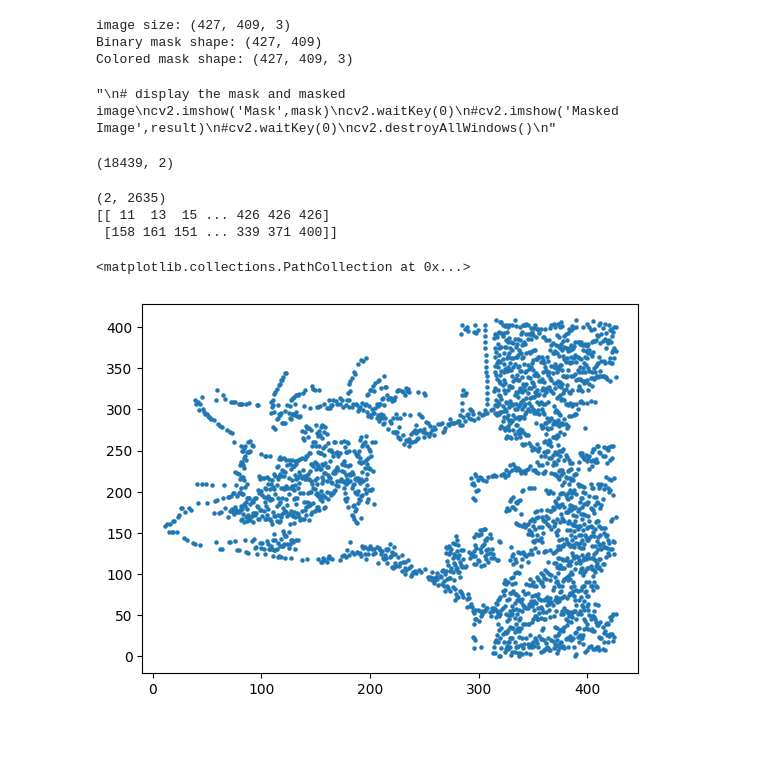
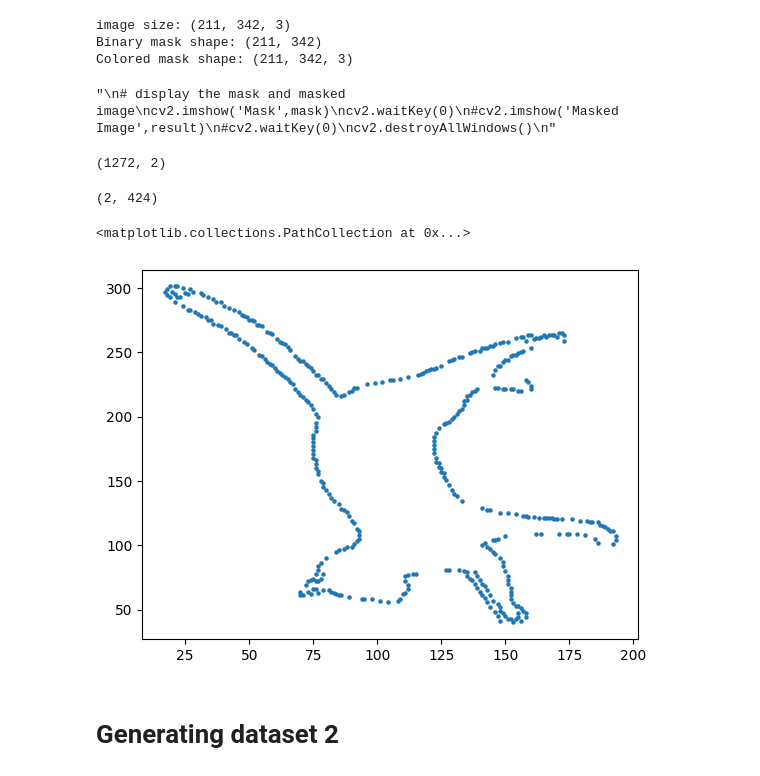
Before and after one commit to csjiet/KNN-teaching, a Jupyter notebook: create_dataset.ipynb, the cells around one changed output. Drawn from its saved outputs; the diff is of its cells as text; code cells hidden in the pictures; blank space fills up the shorter version.

```diff
--- a/create_dataset.ipynb
+++ b/create_dataset.ipynb
@@ -10,7 +10,7 @@ import pandas as pd
 # 1. Randomizer
 # 2. Mask
 # %%
-img = cv2.imread('images/cat.jpg')
+img = cv2.imread('images/bnw_cat2.jpeg')
 
 print(f'image size: {img.shape}')
 
@@ -37,9 +37,9 @@ cv2.waitKey(0)
 cv2.destroyAllWindows()
 '''
 # %% [output]
-image size: (427, 409, 3)
-Binary mask shape: (427, 409)
-Colored mask shape: (427, 409, 3)
+image size: (211, 342, 3)
+Binary mask shape: (211, 342)
+Colored mask shape: (211, 342, 3)
 "\n# display the mask and masked image\ncv2.imshow('Mask',mask)\ncv2.waitKey(0)\n#cv2.imshow('Masked Image',result)\n#cv2.waitKey(0)\ncv2.destroyAllWindows()\n"
 # %%
 gauss_noise=np.zeros(img.shape,dtype=np.uint8)
@@ -65,18 +65,16 @@ indices = np.transpose(fil_edge.nonzero()) # Get non zero indices
 
 print(indices.shape)
 # %% [output]
-(18439, 2)
+(1272, 2)
 # %%
-trans_indices = indices.T[:,::7]
+trans_indices = indices.T[:,::3]
 print(trans_indices.shape)
-print(trans_indices)
+# print(trans_indices)
 plt.scatter(trans_indices[0], trans_indices[1], s= 5)
 # %% [output]
-(2, 2635)
-[[ 11  13  15 ... 426 426 426]
- [158 161 151 ... 339 371 400]]
+(2, 424)
 <matplotlib.collections.PathCollection at 0x...>
-[figure, old version]
+[figure, new version]
 # %%
 data_points_bound_for_csv = trans_indices.T
 
@@ -87,3 +85,5 @@ df = pd.DataFrame(data_points_bound_for_csv2)
 df
 
 df.to_csv("cat_w_noise.csv", index=None, header = ['x', 'y', 'class'])
+# %% [markdown]
+# Generating dataset 2
```
Also changed, not shown: parts of 3 cells of this notebook, 6 other files.
